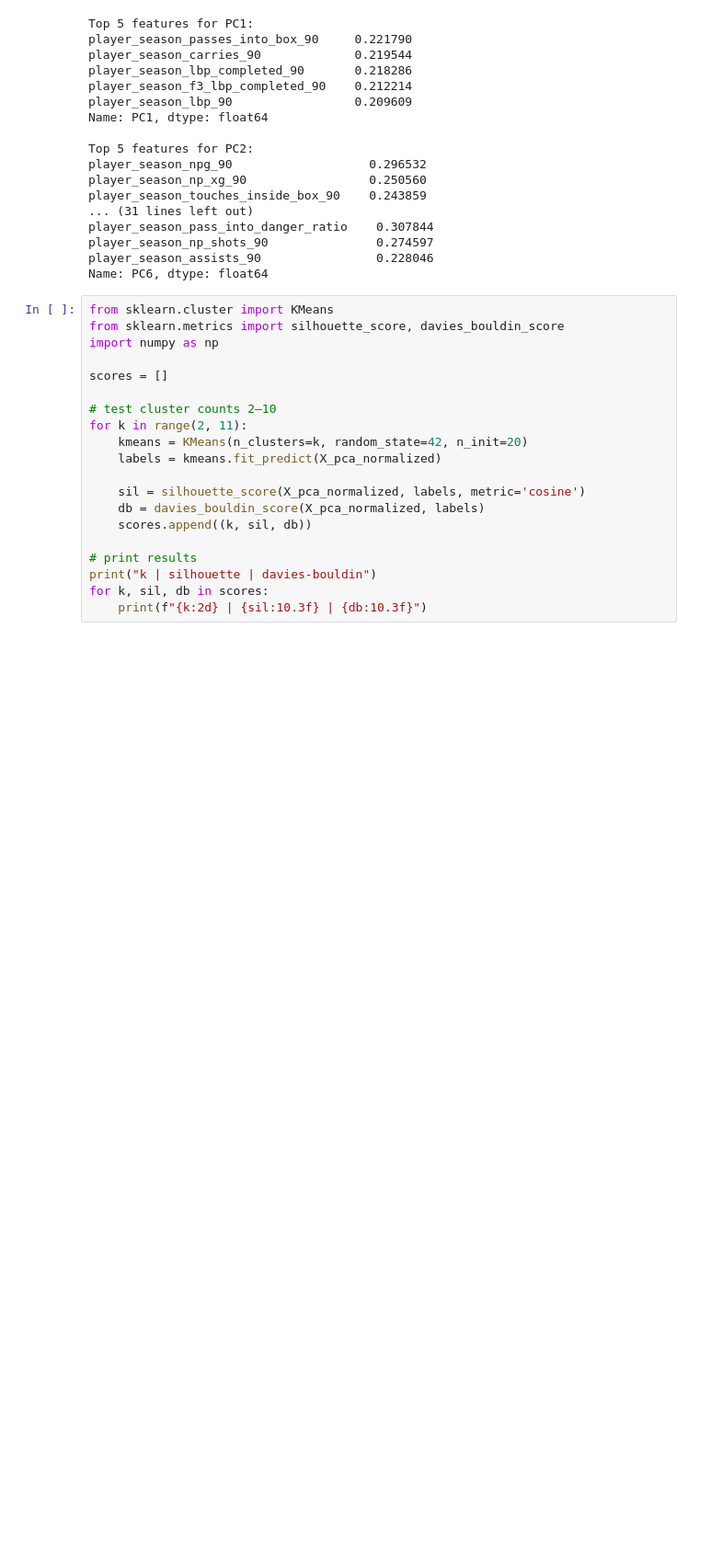
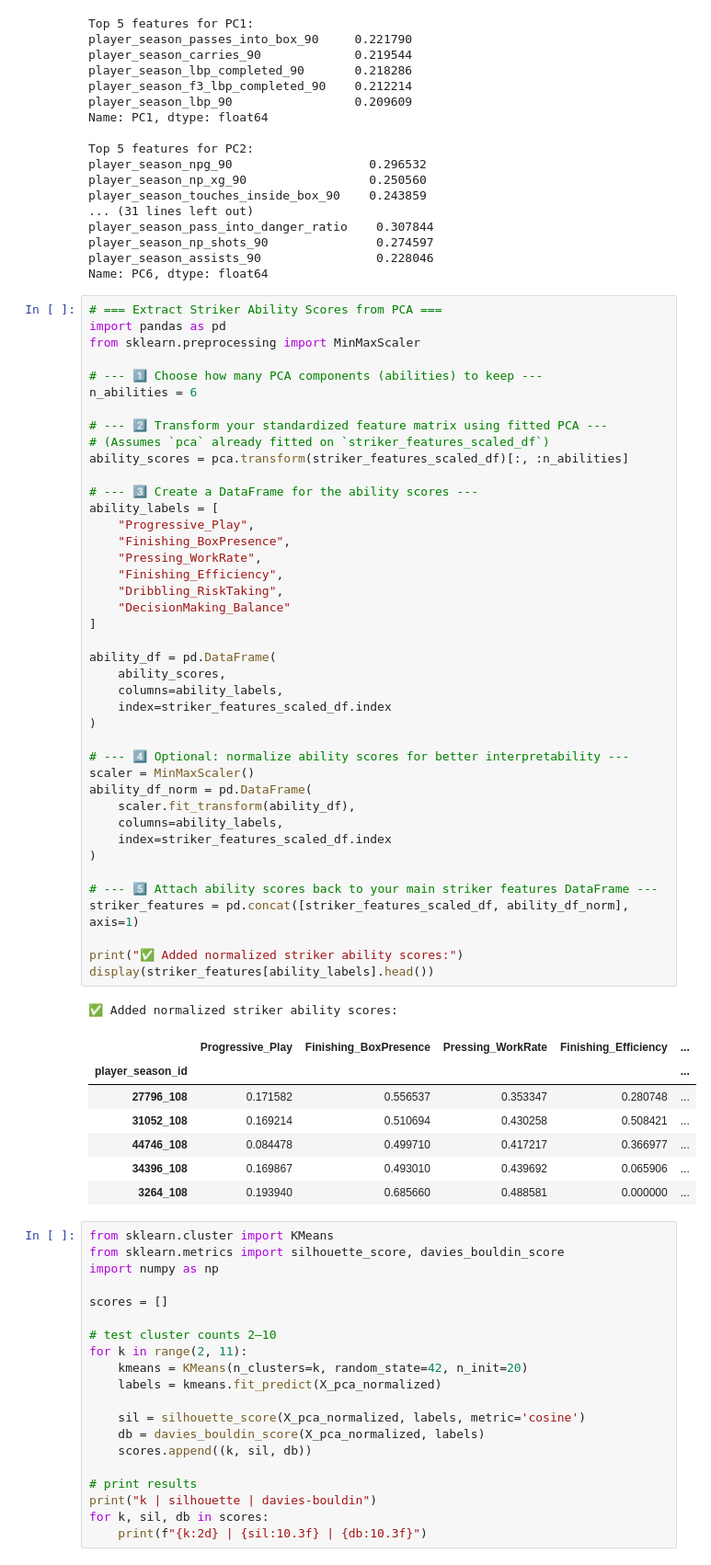
Before and after one commit to Eugenia148/ISAC2025, a Jupyter notebook: notebooks/striker_pca_clustering.ipynb, the cells around one changed output. Shown at 92% size. Saved outputs shown, nothing was run; the diff lists cells and outputs as text; blank space fills up the shorter version.

Commit message:
ability scores

```diff
--- a/notebooks/striker_pca_clustering.ipynb
+++ b/notebooks/striker_pca_clustering.ipynb
@@ -312,6 +312,56 @@ player_season_pass_into_danger_ratio    0.307844
 player_season_np_shots_90               0.274597
 player_season_assists_90                0.228046
 Name: PC6, dtype: float64
+# %%
+# === Extract Striker Ability Scores from PCA ===
+import pandas as pd
+from sklearn.preprocessing import MinMaxScaler
+
+# --- 1️⃣ Choose how many PCA components (abilities) to keep ---
+n_abilities = 6
+
+# --- 2️⃣ Transform your standardized feature matrix using fitted PCA ---
+# (Assumes `pca` already fitted on `striker_features_scaled_df`)
+ability_scores = pca.transform(striker_features_scaled_df)[:, :n_abilities]
+
+# --- 3️⃣ Create a DataFrame for the ability scores ---
+ability_labels = [
+    "Progressive_Play",
+    "Finishing_BoxPresence",
+    "Pressing_WorkRate",
+    "Finishing_Efficiency",
+    "Dribbling_RiskTaking",
+    "DecisionMaking_Balance"
+]
+
+ability_df = pd.DataFrame(
+    ability_scores,
+    columns=ability_labels,
+    index=striker_features_scaled_df.index
+)
+
+# --- 4️⃣ Optional: normalize ability scores for better interpretability ---
+scaler = MinMaxScaler()
+ability_df_norm = pd.DataFrame(
+    scaler.fit_transform(ability_df),
+    columns=ability_labels,
+    index=striker_features_scaled_df.index
+)
+
+# --- 5️⃣ Attach ability scores back to your main striker features DataFrame ---
+striker_features = pd.concat([striker_features_scaled_df, ability_df_norm], axis=1)
+
+print("✅ Added normalized striker ability scores:")
+display(striker_features[ability_labels].head())
+# %% [output]
+✅ Added normalized striker ability scores:
+|  | Progressive_Play | Finishing_BoxPresence | Pressing_WorkRate | Finishing_Efficiency | ... |
+| player_season_id |  |  |  |  | ... |
+| 27796_108 | 0.171582 | 0.556537 | 0.353347 | 0.280748 | ... |
+| 31052_108 | 0.169214 | 0.510694 | 0.430258 | 0.508421 | ... |
+| 44746_108 | 0.084478 | 0.499710 | 0.417217 | 0.366977 | ... |
+| 34396_108 | 0.169867 | 0.493010 | 0.439692 | 0.065906 | ... |
+| 3264_108 | 0.193940 | 0.685660 | 0.488581 | 0.000000 | ... |
 # %%
 from sklearn.cluster import KMeans
 from sklearn.metrics import silhouette_score, davies_bouldin_score
```
Also changed, not shown: parts of 2 cells of this notebook.
